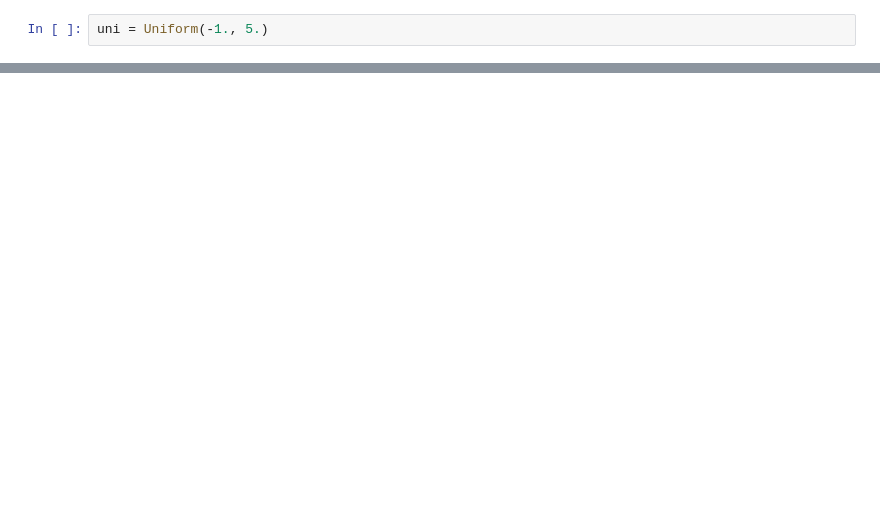
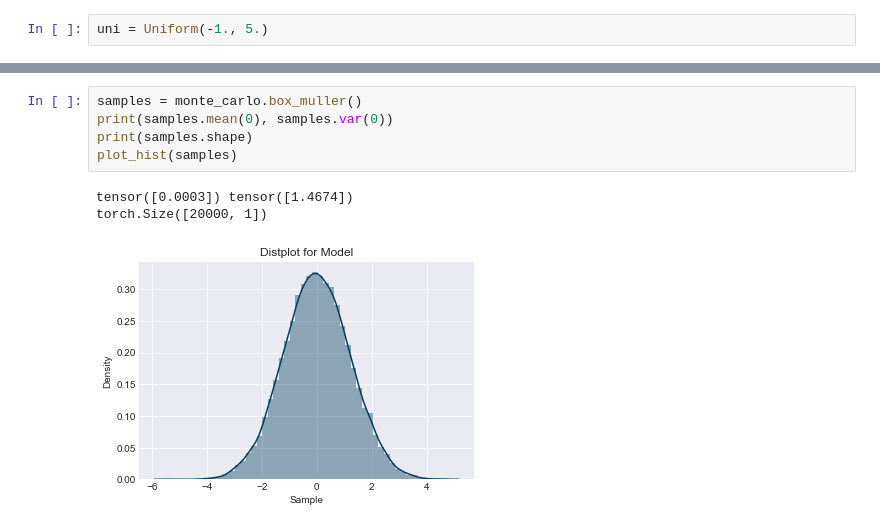
Before and after one commit to nextBillyonair/DPM, a Jupyter notebook: Notebooks/MonteCarlo.ipynb, the cells around one changed output, grey strips where cells are left out. Saved outputs shown, nothing was run; the diff lists cells and outputs as text; blank space fills up the shorter version.

```diff
--- a/Notebooks/MonteCarlo.ipynb
+++ b/Notebooks/MonteCarlo.ipynb
@@ -79,0 +97,9 @@ plt.show()
+# %%
+samples = monte_carlo.box_muller()
+print(samples.mean(0), samples.var(0))
+print(samples.shape)
+plot_hist(samples)
+# %% [output]
+tensor([0.0003]) tensor([1.4674])
+torch.Size([20000, 1])
+[figure, added]
```
Also changed, not shown: parts of 8 cells of this notebook, 2 other files.
